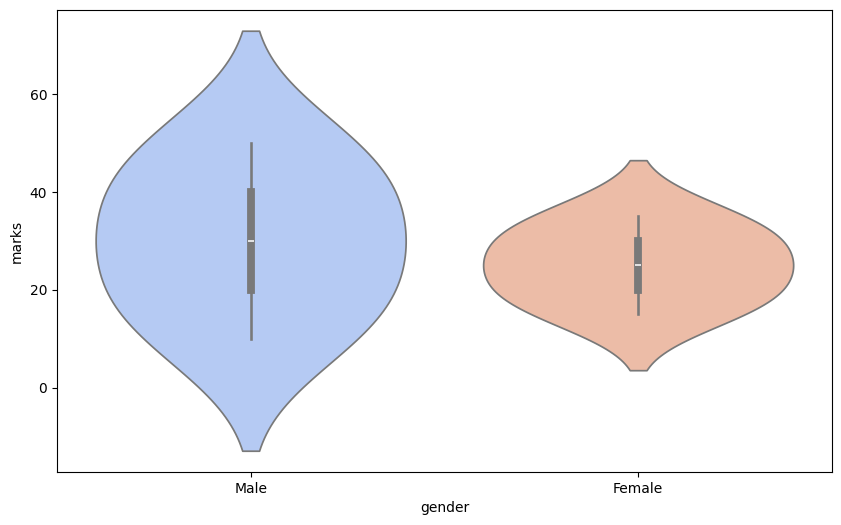
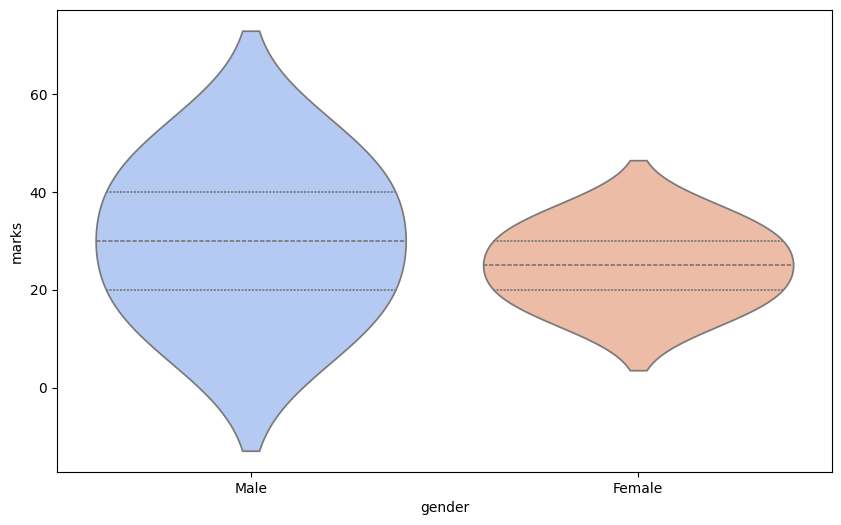
The notebook cell's code change between the first figure and the second:
--- before
+++ after
@@ -4,5 +4,5 @@
 marks = [10,20,30,40,50,15,20,25,30,35]
 plt.figure(figsize=(10,6))
-sns.violinplot(x=gender,y=marks,inner='box',split=False)
+sns.violinplot(x=gender,y=marks,inner='quart',split=False,palette="coolwarm",legend=False)
 plt.xlabel('gender')
 plt.ylabel('marks')

Commit: updated